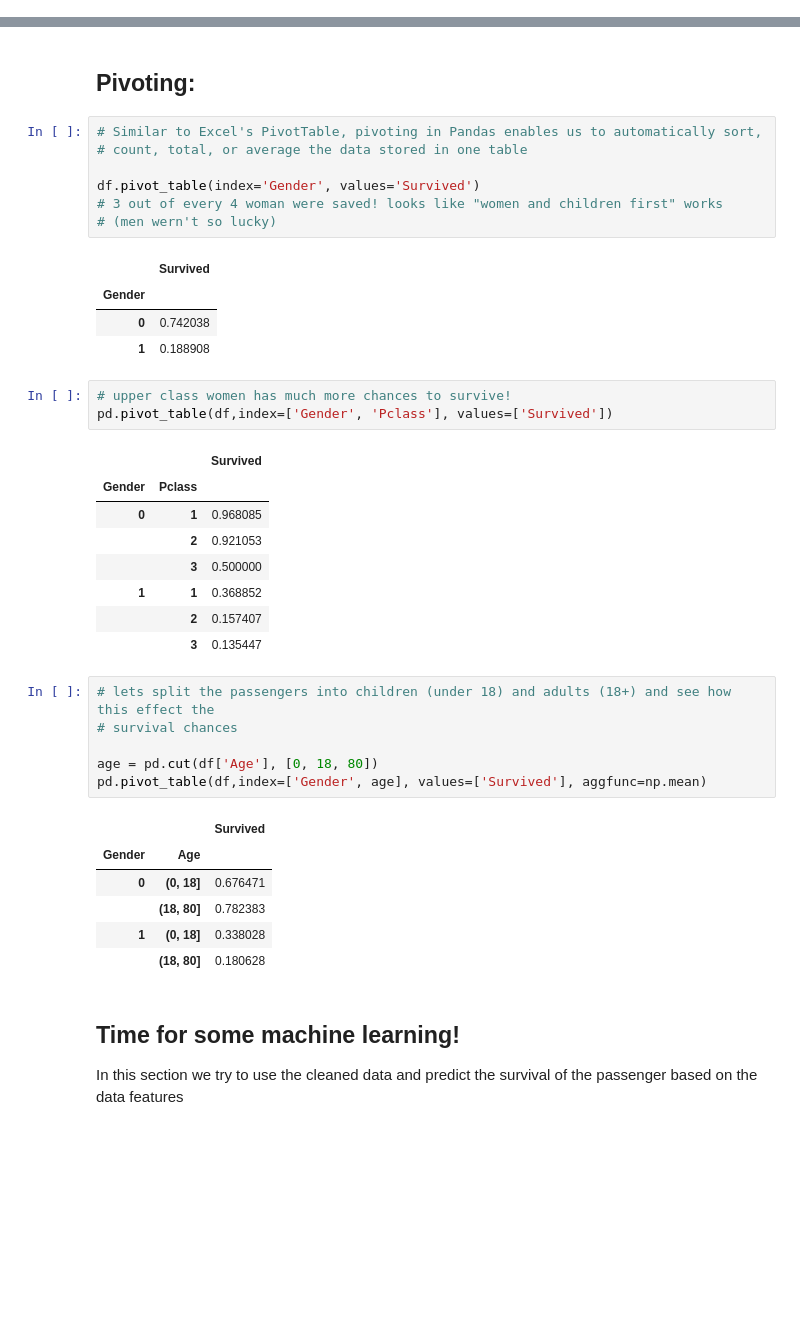
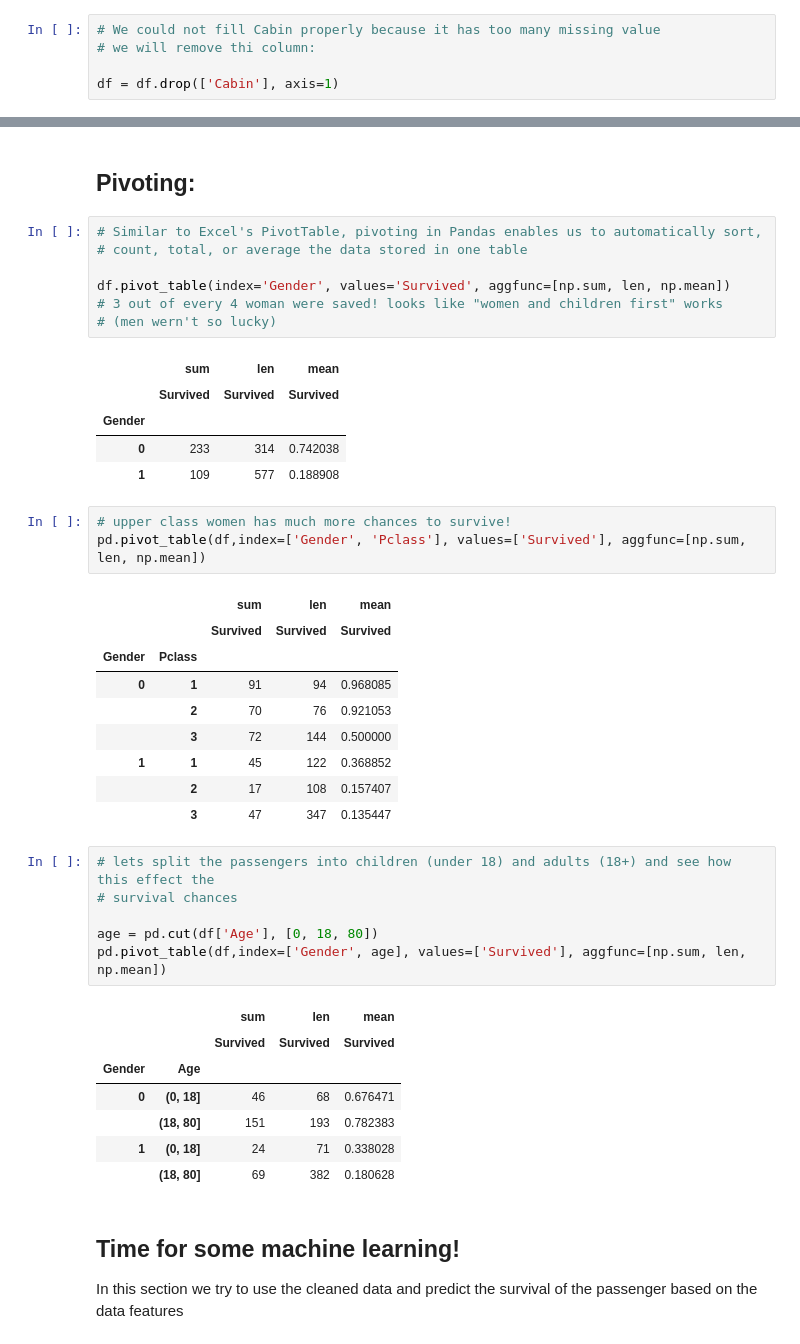
Before and after one commit to salexln/introduction_to_pandas, a Jupyter notebook: src/inproduction_to_pandas.ipynb, the cells around one changed output, grey strips where cells are left out. Drawn from its saved outputs; the diff is of its cells as text; blank space fills up the shorter version.

```diff
--- a/src/inproduction_to_pandas.ipynb
+++ b/src/inproduction_to_pandas.ipynb
@@ -193,6 +181,11 @@ Cabin          204
 Embarked       889
 Gender         891
 dtype: int64
+# %%
+# We could not fill Cabin properly because it has too many missing value
+# we will remove thi column:
+
+df = df.drop(['Cabin'], axis=1)
 # %%
 df['Age'].head(20)
 # %% [output]
@@ -341,39 +343,42 @@ Name: Survived, dtype: float64
 # Similar to Excel's PivotTable, pivoting in Pandas enables us to automatically sort,
 # count, total, or average the data stored in one table
 
-df.pivot_table(index='Gender', values='Survived')
+df.pivot_table(index='Gender', values='Survived', aggfunc=[np.sum, len, np.mean])
 # 3 out of every 4 woman were saved! looks like "women and children first" works
 # (men wern't so lucky)
 # %% [output]
-|  | Survived |
-| Gender |  |
-| 0 | 0.742038 |
-| 1 | 0.188908 |
+|  | sum | len | mean |
+|  | Survived | Survived | Survived |
+| Gender |  |  |  |
+| 0 | 233 | 314 | 0.742038 |
+| 1 | 109 | 577 | 0.188908 |
 # %%
 # upper class women has much more chances to survive!
-pd.pivot_table(df,index=['Gender', 'Pclass'], values=['Survived'])
+pd.pivot_table(df,index=['Gender', 'Pclass'], values=['Survived'], aggfunc=[np.sum, len, np.mean])
 # %% [output]
-|  |  | Survived |
-| Gender | Pclass |  |
-| 0 | 1 | 0.968085 |
-|  | 2 | 0.921053 |
-|  | 3 | 0.500000 |
-| 1 | 1 | 0.368852 |
-|  | 2 | 0.157407 |
-|  | 3 | 0.135447 |
+|  |  | sum | len | mean |
+|  |  | Survived | Survived | Survived |
+| Gender | Pclass |  |  |  |
+| 0 | 1 | 91 | 94 | 0.968085 |
+|  | 2 | 70 | 76 | 0.921053 |
+|  | 3 | 72 | 144 | 0.500000 |
+| 1 | 1 | 45 | 122 | 0.368852 |
+|  | 2 | 17 | 108 | 0.157407 |
+|  | 3 | 47 | 347 | 0.135447 |
 # %%
 # lets split the passengers into children (under 18) and adults (18+) and see how this effect the
 # survival chances
 
 age = pd.cut(df['Age'], [0, 18, 80])
-pd.pivot_table(df,index=['Gender', age], values=['Survived'], aggfunc=np.mean)
+pd.pivot_table(df,index=['Gender', age], values=['Survived'], aggfunc=[np.sum, len, np.mean])
 # %% [output]
-|  |  | Survived |
-| Gender | Age |  |
-| 0 | (0, 18] | 0.676471 |
-|  | (18, 80] | 0.782383 |
-| 1 | (0, 18] | 0.338028 |
-|  | (18, 80] | 0.180628 |
+|  |  | sum | len | mean |
+|  |  | Survived | Survived | Survived |
+| Gender | Age |  |  |  |
+| 0 | (0, 18] | 46 | 68 | 0.676471 |
+|  | (18, 80] | 151 | 193 | 0.782383 |
+| 1 | (0, 18] | 24 | 71 | 0.338028 |
+|  | (18, 80] | 69 | 382 | 0.180628 |
 # %% [markdown]
 ## Time for some machine learning!
 In this section we try to use the cleaned data and predict the survival of the passenger based on the data features
```
Also changed, not shown: parts of 13 cells of this notebook.
